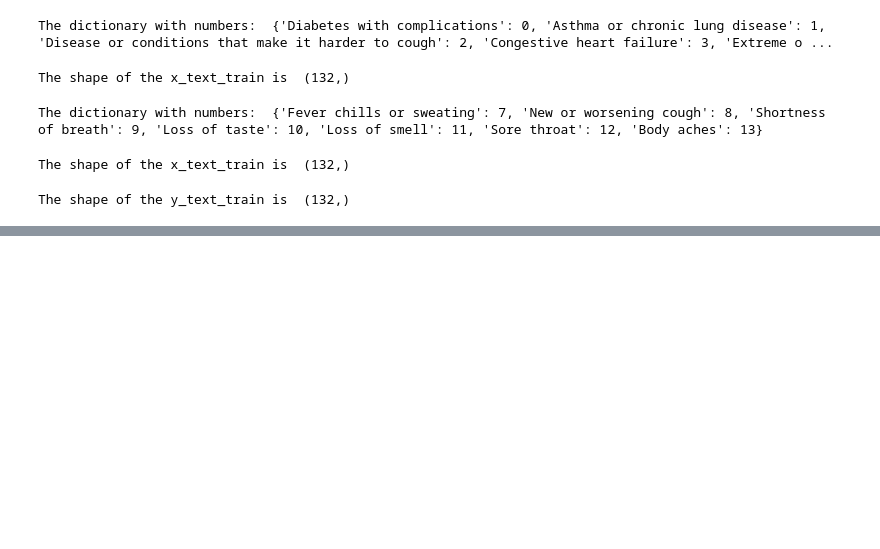
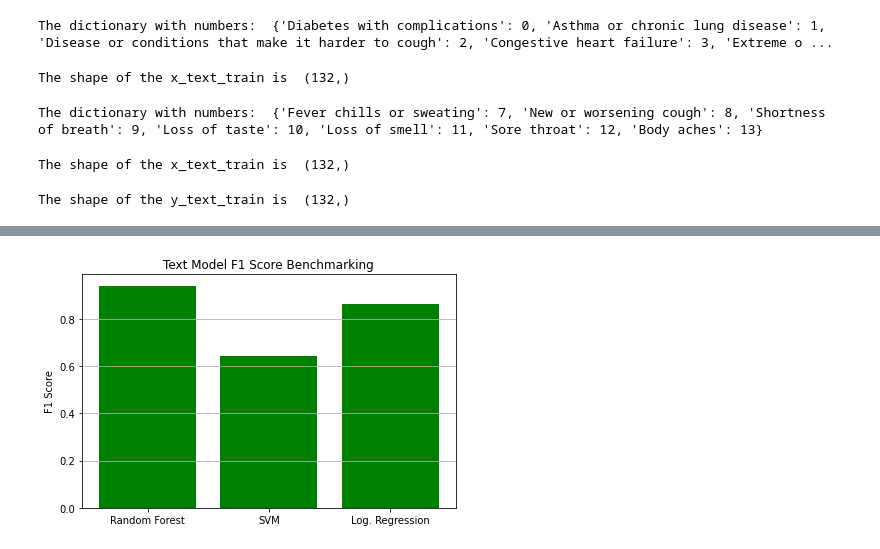
Before and after one commit to mnauf/covid, a Jupyter notebook: Machine_Learning_Text_Model.ipynb, the cells around one changed output, grey strips where cells are left out. Drawn from its saved outputs; the diff is of its cells as text; code cells hidden in the pictures; blank space fills up the shorter version.

```diff
--- a/Machine_Learning_Text_Model.ipynb
+++ b/Machine_Learning_Text_Model.ipynb
@@ -464,0 +476,23 @@ plt.show()
+# %%
+# Benchmarking Model F1 Scores
+
+model_names = ['Random Forest' , 'SVM' , 'Log. Regression']
+x_pos = np.arange(len(model_names))
+model_acc_means = [rf_f1_score , svm_f1_score , log_reg_f1_score]
+
+
+
+fig, ax = plt.subplots()
+ax.bar(x_pos, model_acc_means, align='center', color='green' , ecolor='black', capsize=10)
+ax.set_ylabel('F1 Score')
+ax.set_xticks(x_pos)
+ax.set_xticklabels(model_names)
+ax.set_title('Text Model F1 Score Benchmarking')
+ax.yaxis.grid(True)
+
+# Save the figure and show
+plt.tight_layout()
+plt.savefig('text_model_benchmark_f1_score.png')
+plt.show()
+# %% [output]
+[figure, added]
```
Also changed, not shown: parts of 8 cells of this notebook.
